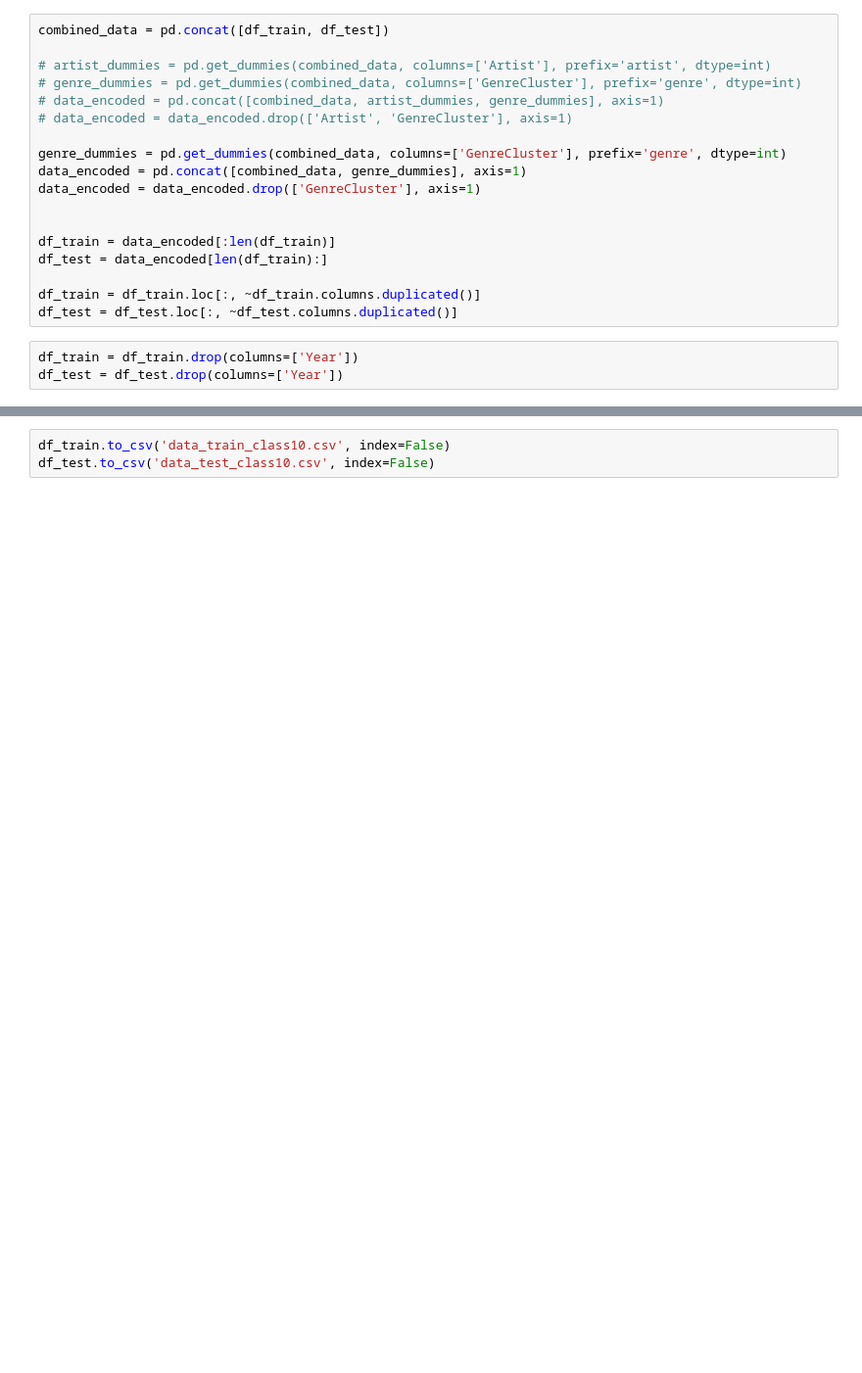
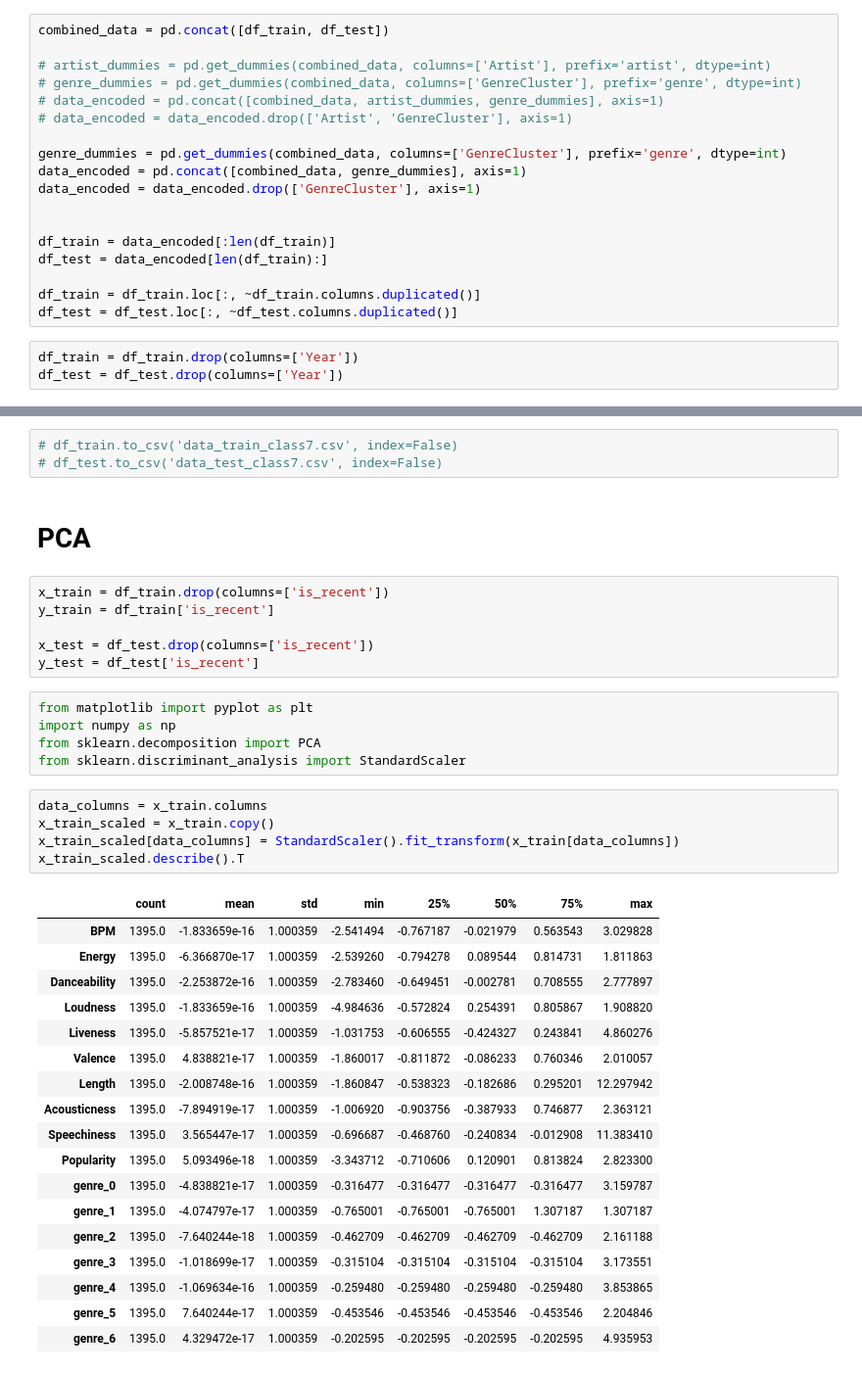
Before and after one commit to ericryhr/APA-PRACTICA, a Jupyter notebook: preprocessing_classification.ipynb, the cells around one changed output, grey strips where cells are left out. Shown at 98% size. Saved outputs shown, nothing was run; the diff lists cells and outputs as text; blank space fills up the shorter version.

```diff
--- a/preprocessing_classification.ipynb
+++ b/preprocessing_classification.ipynb
@@ -438,4 +429,41 @@ df_train.columns, df_test.columns
        dtype='object'))
 # %%
-df_train.to_csv('data_train_class10.csv', index=False)
-df_test.to_csv('data_test_class10.csv', index=False)
+# df_train.to_csv('data_train_class7.csv', index=False)
+# df_test.to_csv('data_test_class7.csv', index=False)
+# %% [markdown]
+# PCA
+# %%
+x_train = df_train.drop(columns=['is_recent'])
+y_train = df_train['is_recent']
+
+x_test = df_test.drop(columns=['is_recent'])
+y_test = df_test['is_recent']
+# %%
+from matplotlib import pyplot as plt
+import numpy as np
+from sklearn.decomposition import PCA
+from sklearn.discriminant_analysis import StandardScaler
+# %%
+data_columns = x_train.columns
+x_train_scaled = x_train.copy()
+x_train_scaled[data_columns] = StandardScaler().fit_transform(x_train[data_columns])
+x_train_scaled.describe().T
+# %% [output]
+|  | count | mean | std | min | 25% | 50% | 75% | max |
+| BPM | 1395.0 | -1.833659e-16 | 1.000359 | -2.541494 | -0.767187 | -0.021979 | 0.563543 | 3.029828 |
+| Energy | 1395.0 | -6.366870e-17 | 1.000359 | -2.539260 | -0.794278 | 0.089544 | 0.814731 | 1.811863 |
+| Danceability | 1395.0 | -2.253872e-16 | 1.000359 | -2.783460 | -0.649451 | -0.002781 | 0.708555 | 2.777897 |
+| Loudness | 1395.0 | -1.833659e-16 | 1.000359 | -4.984636 | -0.572824 | 0.254391 | 0.805867 | 1.908820 |
+| Liveness | 1395.0 | -5.857521e-17 | 1.000359 | -1.031753 | -0.606555 | -0.424327 | 0.243841 | 4.860276 |
+| Valence | 1395.0 | 4.838821e-17 | 1.000359 | -1.860017 | -0.811872 | -0.086233 | 0.760346 | 2.010057 |
+| Length | 1395.0 | -2.008748e-16 | 1.000359 | -1.860847 | -0.538323 | -0.182686 | 0.295201 | 12.297942 |
+| Acousticness | 1395.0 | -7.894919e-17 | 1.000359 | -1.006920 | -0.903756 | -0.387933 | 0.746877 | 2.363121 |
+| Speechiness | 1395.0 | 3.565447e-17 | 1.000359 | -0.696687 | -0.468760 | -0.240834 | -0.012908 | 11.383410 |
+| Popularity | 1395.0 | 5.093496e-18 | 1.000359 | -3.343712 | -0.710606 | 0.120901 | 0.813824 | 2.823300 |
+| genre_0 | 1395.0 | -4.838821e-17 | 1.000359 | -0.316477 | -0.316477 | -0.316477 | -0.316477 | 3.159787 |
+| genre_1 | 1395.0 | -4.074797e-17 | 1.000359 | -0.765001 | -0.765001 | -0.765001 | 1.307187 | 1.307187 |
+| genre_2 | 1395.0 | -7.640244e-18 | 1.000359 | -0.462709 | -0.462709 | -0.462709 | -0.462709 | 2.161188 |
+| genre_3 | 1395.0 | -1.018699e-17 | 1.000359 | -0.315104 | -0.315104 | -0.315104 | -0.315104 | 3.173551 |
+| genre_4 | 1395.0 | -1.069634e-16 | 1.000359 | -0.259480 | -0.259480 | -0.259480 | -0.259480 | 3.853865 |
+| genre_5 | 1395.0 | 7.640244e-17 | 1.000359 | -0.453546 | -0.453546 | -0.453546 | -0.453546 | 2.204846 |
+| genre_6 | 1395.0 | 4.329472e-17 | 1.000359 | -0.202595 | -0.202595 | -0.202595 | -0.202595 | 4.935953 |
```
Also changed, not shown: parts of 22 cells of this notebook.
